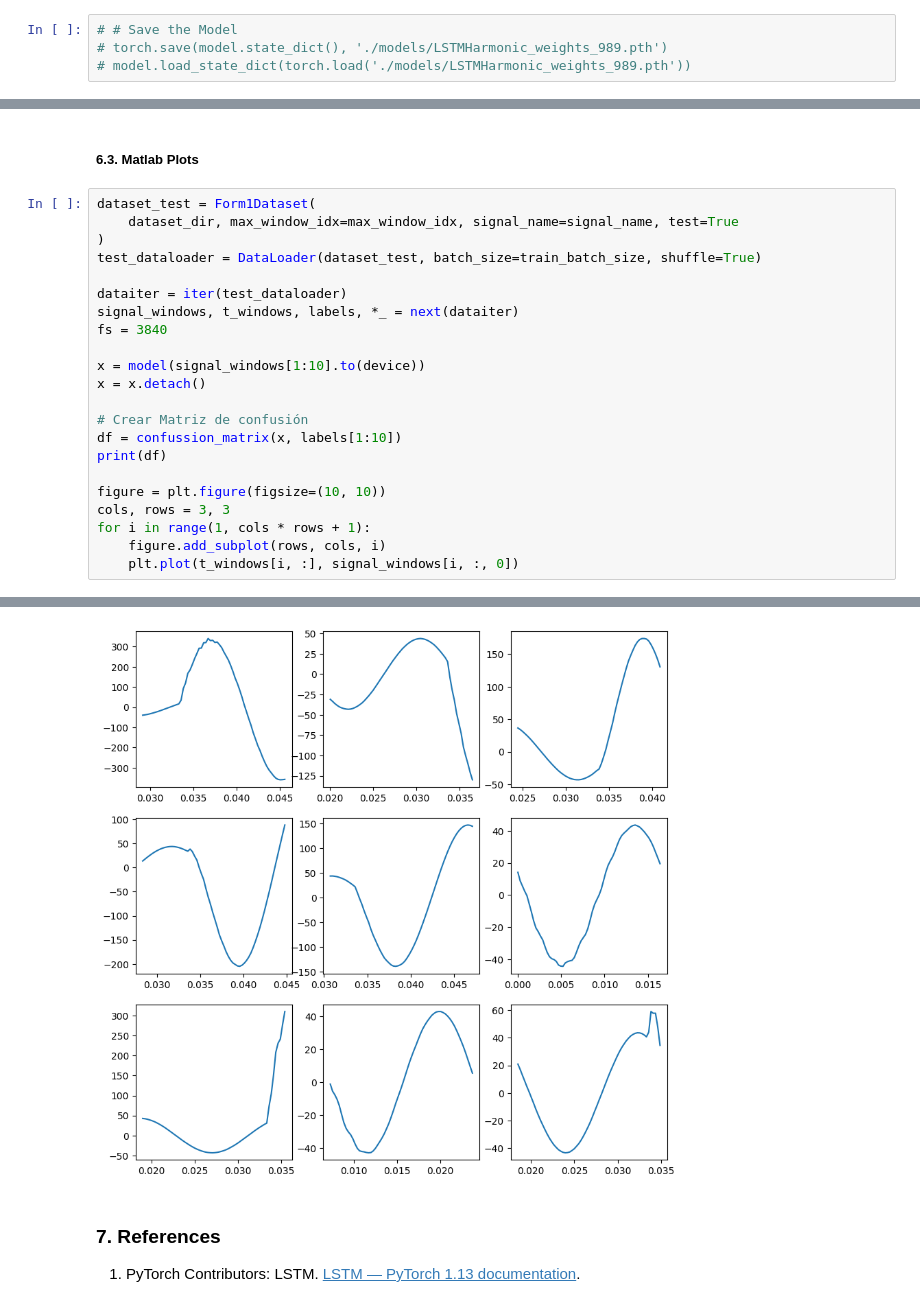
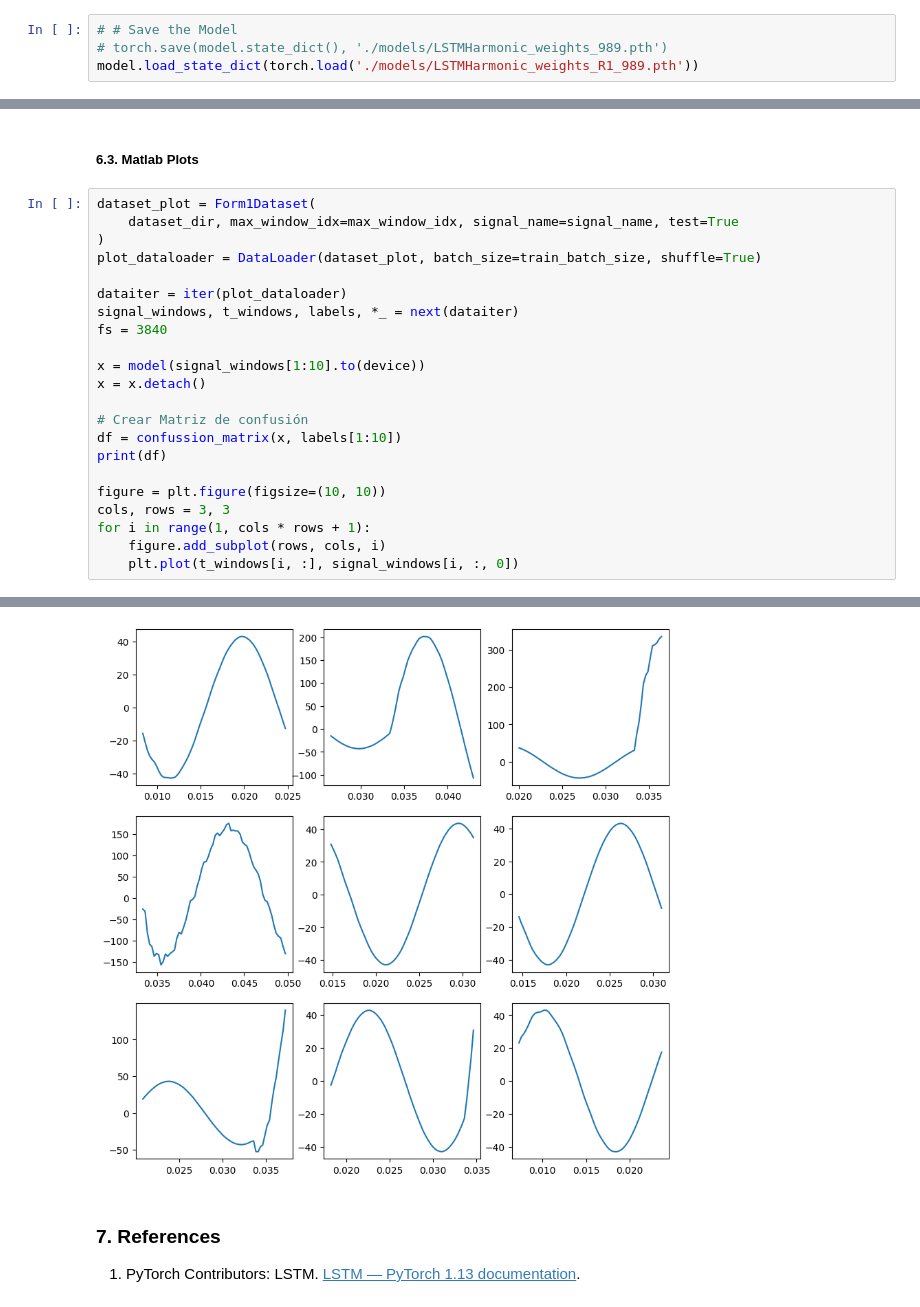
Before and after one commit to alvarohc777/pyTorch, a Jupyter notebook: Formulacion_1_R1.ipynb, the cells around one changed output, grey strips where cells are left out. Cells and saved outputs as stored; diff of their text form.

Commit message:
Update Models

```diff
--- a/Formulacion_1_R1.ipynb
+++ b/Formulacion_1_R1.ipynb
@@ -315,4 +312,4 @@ plt.plot(mini_batch_list, train_loss, mini_batch_list, train_loss_ewm)
 # %%
 # # Save the Model
 # torch.save(model.state_dict(), './models/LSTMHarmonic_weights_989.pth')
-# model.load_state_dict(torch.load('./models/LSTMHarmonic_weights_989.pth'))
+model.load_state_dict(torch.load('./models/LSTMHarmonic_weights_R1_989.pth'))
@@ -410,12 +409,12 @@ fig.show()
 # %% [markdown]
 ##### 6.3. Matlab Plots
 # %%
-dataset_test = Form1Dataset(
+dataset_plot = Form1Dataset(
     dataset_dir, max_window_idx=max_window_idx, signal_name=signal_name, test=True
 )
-test_dataloader = DataLoader(dataset_test, batch_size=train_batch_size, shuffle=True)
+plot_dataloader = DataLoader(dataset_plot, batch_size=train_batch_size, shuffle=True)
 
-dataiter = iter(test_dataloader)
+dataiter = iter(plot_dataloader)
 signal_windows, t_windows, labels, *_ = next(dataiter)
 fs = 3840
 
@@ -445,4 +444,4 @@ for i in range(1, cols * rows + 1):
-[figure, old version]
+[figure, new version]
 # %% [markdown]
 ### 7. References
 1. PyTorch Contributors: LSTM. [LSTM — PyTorch 1.13 documentation](https://pytorch.org/docs/stable/generated/torch.nn.LSTM.html).
```
Also changed, not shown: parts of 8 cells of this notebook, 7 other files.
